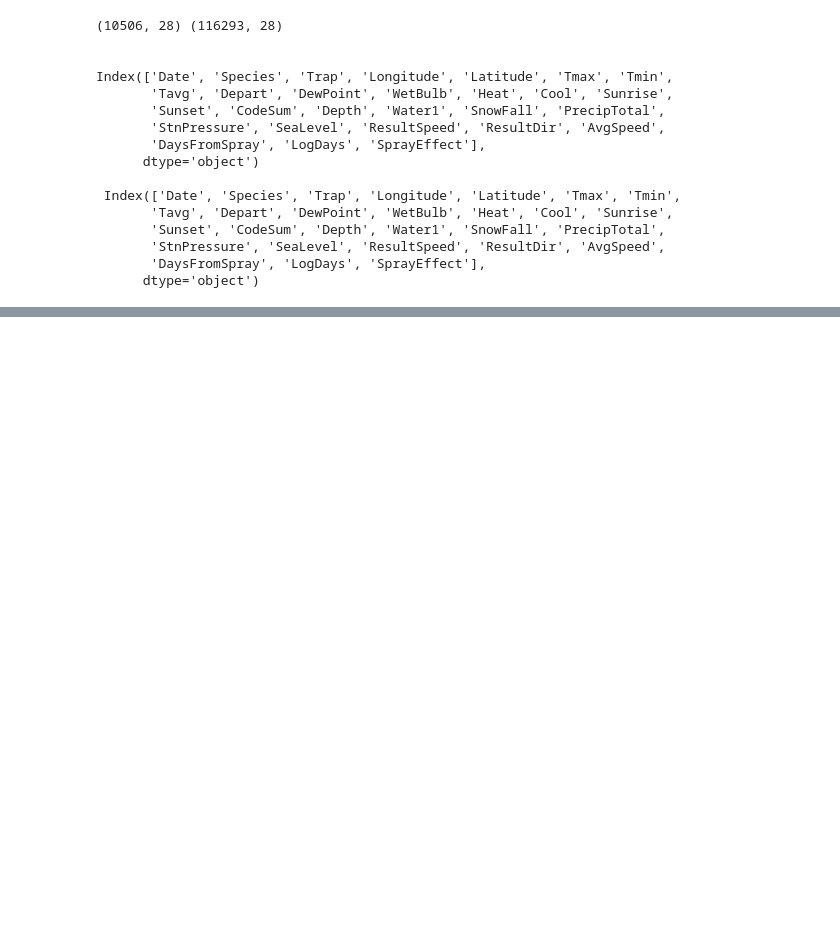
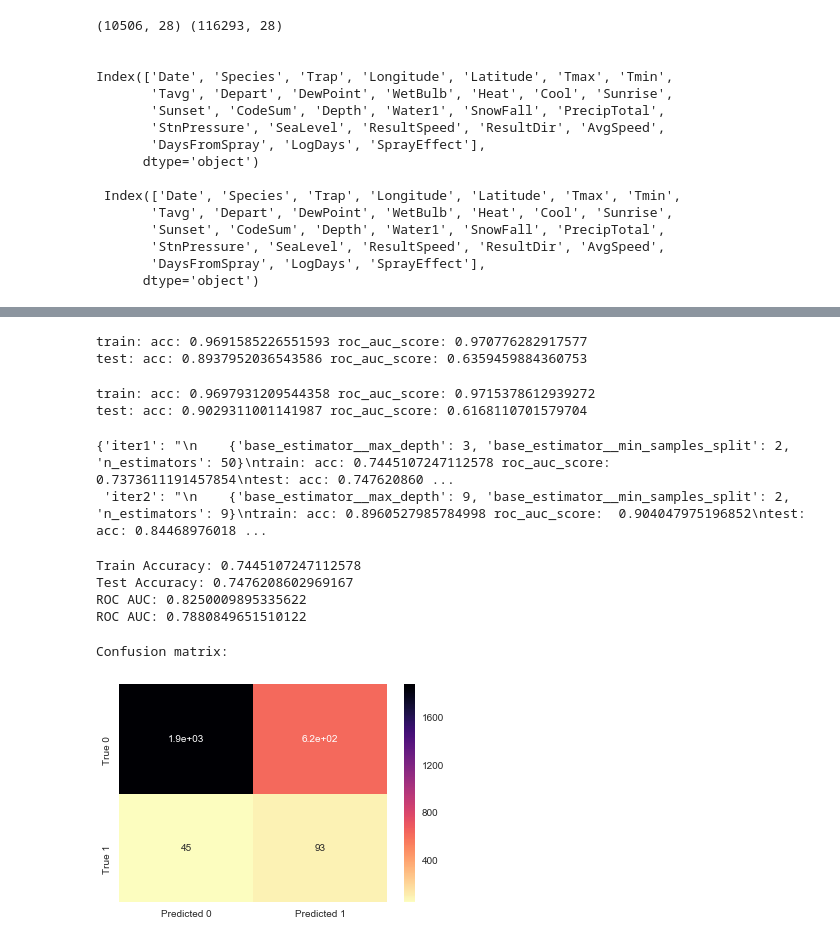
Before and after one commit to helencai62/CDC_WNV_project, a Jupyter notebook: Model_DecisionTree.ipynb, the cells around one changed output, grey strips where cells are left out. Cells and saved outputs as stored; diff of their text form; code cells hidden in the pictures; blank space fills up the shorter version.

```diff
--- a/Model_DecisionTree.ipynb
+++ b/Model_DecisionTree.ipynb
@@ -252,0 +185,14 @@ Name: WnvPresent, dtype: int64
+# %%
+#bagging classifier with DecisionTreeClassifier tuning hyperparameters with GridSearchCV
+    #Reference: 6.02-lesson-bagging-rfs
+    #iter1
+bag = BaggingClassifier(random_state=42, base_estimator = DecisionTreeClassifier())
+bag_params = {
+    'base_estimator__max_depth': range(2, 4),    #iter1: range(1, 10)
+    'base_estimator__min_samples_split': range(2, 5),    #iter1: range(2, 10)
+    'n_estimators': [10, 20, 50, 75, 100]    #iter1: [1, 2, 5, 7, 9, 10]
+}
+
+
+gs = GridSearchCV(bag, param_grid=bag_params)
+gs.fit(X_train, y_train)
@@ -252,0 +299,59 @@ Name: WnvPresent, dtype: int64
+# %%
+#Random Forest classifier
+rf = RandomForestClassifier()
+rf.fit(X_train, y_train)
+print('train:', 'acc:', rf.score(X_train, y_train['WnvPresent']), 'roc_auc_score:', roc_auc_score(y_train['WnvPresent'], rf.predict(X_train)))
+print('test:', 'acc:', rf.score(X_test, y_test['WnvPresent']), 'roc_auc_score:', roc_auc_score(y_test['WnvPresent'], rf.predict(X_test)))    #biased, performance on par with bagged DT
+# %% [output]
+train: acc: 0.9691585226551593 roc_auc_score: 0.970776282917577
+test: acc: 0.8937952036543586 roc_auc_score: 0.6359459884360753
+# %%
+#ExtraTrees classifier
+et = ExtraTreesClassifier()
+et.fit(X_train, y_train)
+print('train:', 'acc:', et.score(X_train, y_train['WnvPresent']), 'roc_auc_score:', roc_auc_score(y_train['WnvPresent'], et.predict(X_train)))
+print('test:', 'acc:', et.score(X_test, y_test['WnvPresent']), 'roc_auc_score:', roc_auc_score(y_test['WnvPresent'], et.predict(X_test)))    #biased, performance on par with bagged DT
+# %% [output]
+train: acc: 0.9697931209544358 roc_auc_score: 0.9715378612939272
+test: acc: 0.9029311001141987 roc_auc_score: 0.6168110701579704
+# %%
+summary
+# %% [output]
+{'iter1': "\n    {'base_estimator__max_depth': 3, 'base_estimator__min_samples_split': 2, 'n_estimators': 50}\ntrain: acc: 0.7445107247112578 roc_auc_score:  0.7373611191457854\ntest: acc: 0.747620860 ...
+ 'iter2': "\n    {'base_estimator__max_depth': 9, 'base_estimator__min_samples_split': 2, 'n_estimators': 9}\ntrain: acc: 0.8960527985784998 roc_auc_score:  0.904047975196852\ntest: acc: 0.84468976018 ...
+# %%
+from sklearn.metrics import confusion_matrix
+import seaborn as sns
+
+best = BaggingClassifier(random_state = 42,
+                         base_estimator = DecisionTreeClassifier(
+                             max_depth = 3,
+                             min_samples_split = 2),
+                         n_estimators = 50)
+
+best.fit(X_train, y_train['WnvPresent'])
+
+print('Train Accuracy:', best.score(X_train, y_train['WnvPresent']))
+print('Test Accuracy:', best.score(X_test, y_test['WnvPresent']))
+
+y_hat_prob_train = best.predict_proba(X_train)
+y_hat_prob_train = [x[1] for x in y_hat_prob_train]
+print('ROC AUC:', roc_auc_score(y_train['WnvPresent'], y_hat_prob_train))
+
+y_hat_prob = best.predict_proba(X_test)
+y_hat_prob1 = [x[1] for x in y_hat_prob]
+print('ROC AUC:', roc_auc_score(y_test['WnvPresent'], y_hat_prob1))
+# %% [output]
+Train Accuracy: 0.7445107247112578
+Test Accuracy: 0.7476208602969167
+ROC AUC: 0.8250009895335622
+ROC AUC: 0.7880849651510122
+# %%
+y_hat = best.predict(X_test)
+
+print('Confusion matrix:')
+sns.heatmap(confusion_matrix(y_test, y_hat), annot=True, cmap='magma_r',
+            xticklabels=['Predicted 0', 'Predicted 1'], yticklabels=['True 0', 'True 1']);
+# %% [output]
+Confusion matrix:
+[figure, added]
```
Also changed, not shown: parts of 45 cells of this notebook, 3 other files.
